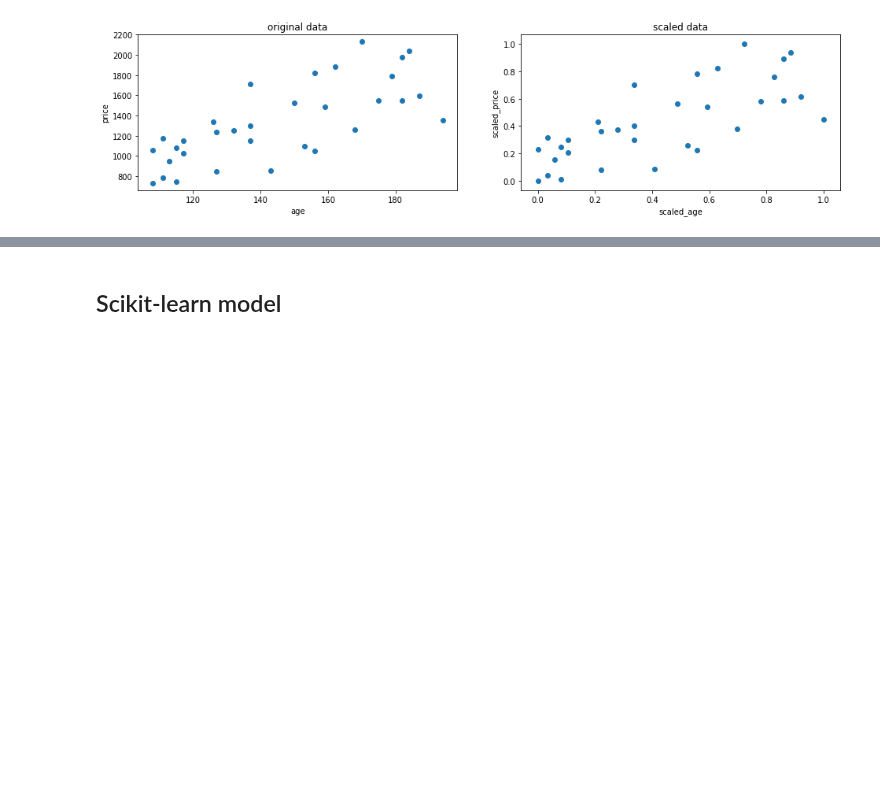
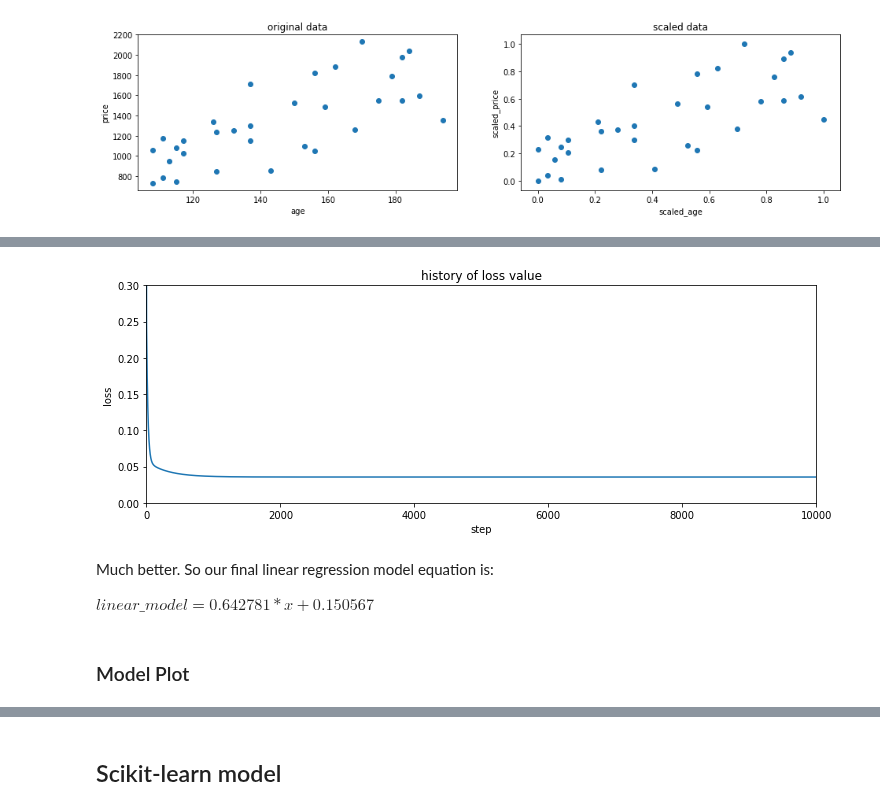
Before and after one commit to Codutie/tensorflow-tutorials, a Jupyter notebook: simple_linear_regression.ipynb, the cells around one changed output, grey strips where cells are left out. Saved outputs shown, nothing was run; the diff lists cells and outputs as text; code cells hidden in the pictures; blank space fills up the shorter version.

```diff
--- a/simple_linear_regression.ipynb
+++ b/simple_linear_regression.ipynb
@@ -83,0 +176,17 @@ plt.grid(False)
+# %%
+plt.figure(1, figsize=(12,4))
+plt.plot(range(len(loss_history)),loss_history)
+plt.axis([0, step, 0, np.max(loss_history)])
+plt.title('history of loss value')
+plt.xlabel('step')
+plt.ylabel('loss')
+plt.ylim(0,0.3)
+plt.show()
+# %% [output]
+[figure, added]
+# %% [markdown]
+Much better. So our final linear regression model equation is:
+
+$linear\_model = 0.642781 * x + 0.150567$
+# %% [markdown]
+### Model Plot
```
Also changed, not shown: parts of 29 cells of this notebook.
